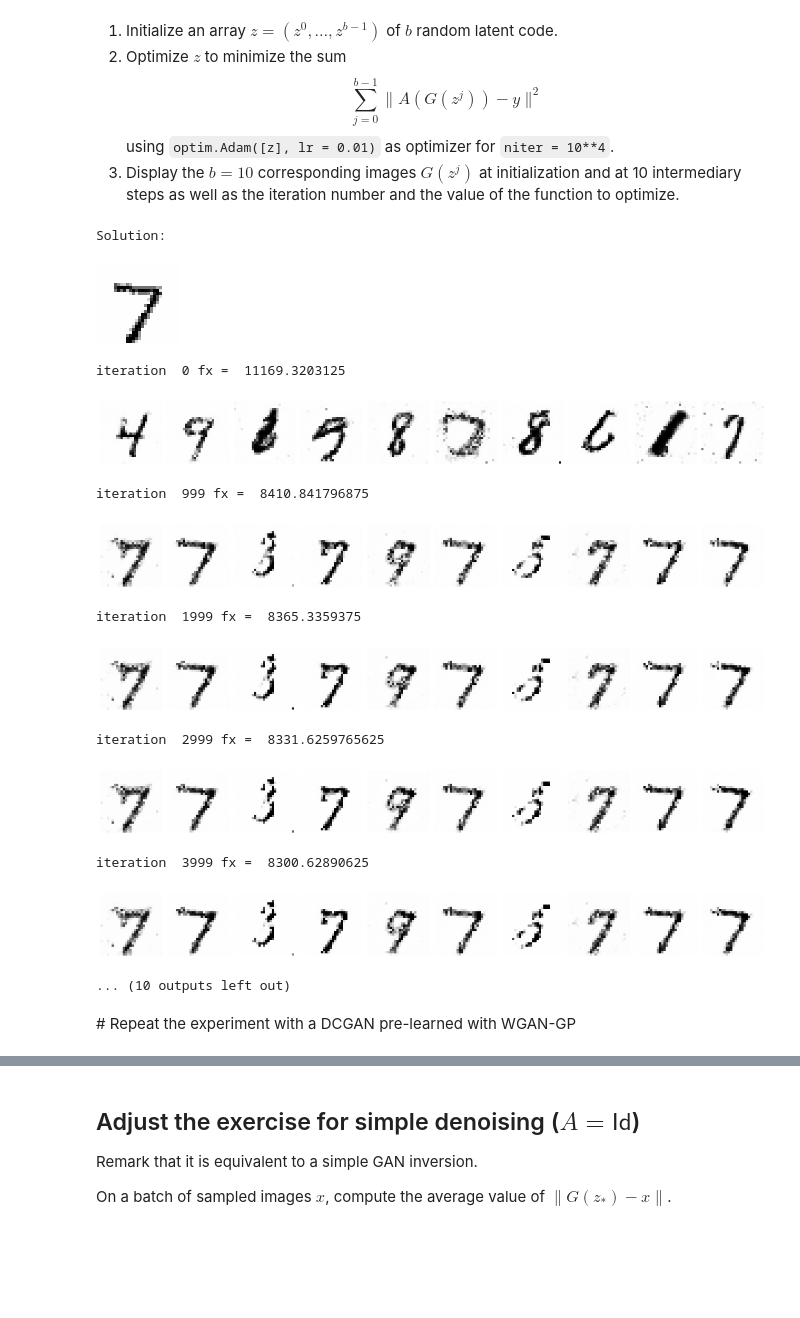
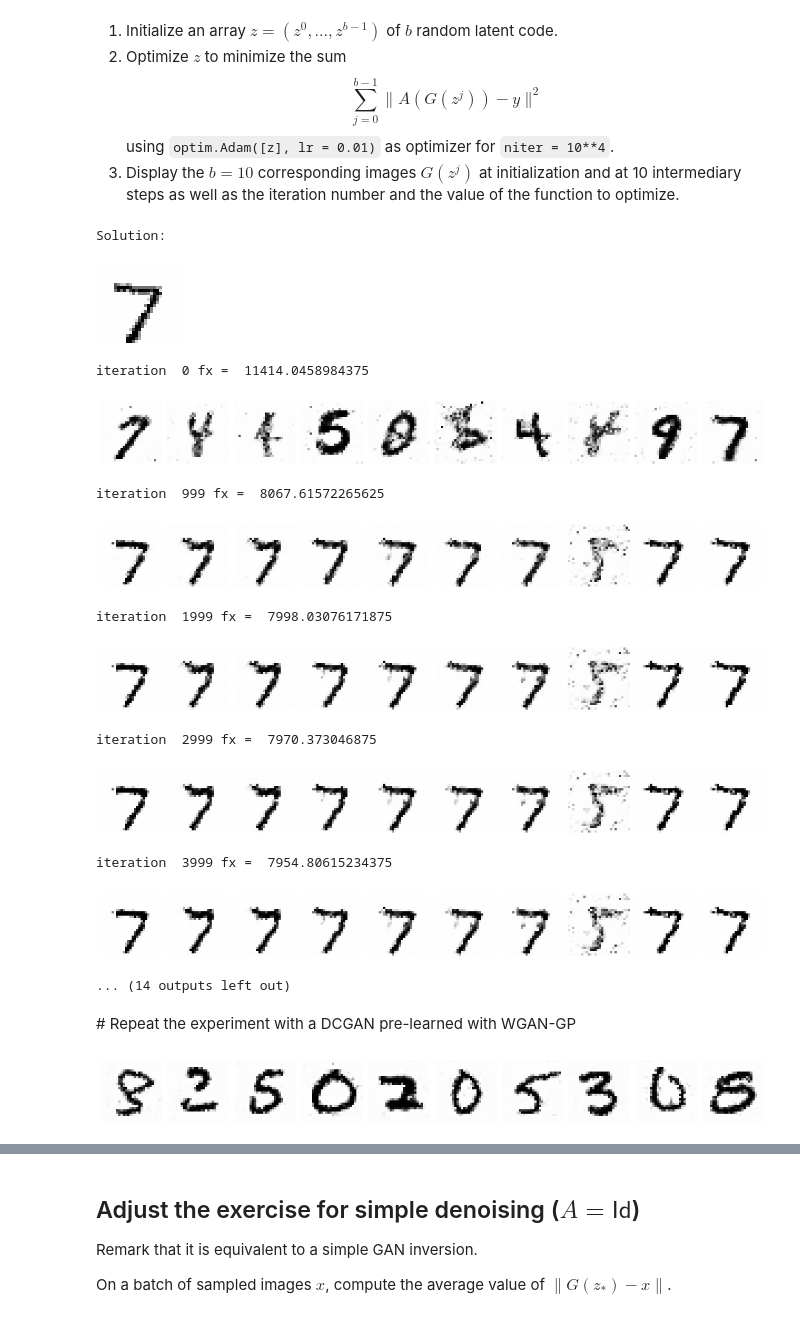
Before and after one commit to KHOUTAIBI/TSIA-TP, a Jupyter notebook: tp2526/tp5_exo2_inverse_problem_with_generative_prior.ipynb, the cells around one changed output, grey strips where cells are left out. Saved outputs shown, nothing was run; the diff lists cells and outputs as text; code cells hidden in the pictures; blank space fills up the shorter version.

```diff
--- a/tp2526/tp5_exo2_inverse_problem_with_generative_prior.ipynb
+++ b/tp2526/tp5_exo2_inverse_problem_with_generative_prior.ipynb
@@ -253,44 +249,44 @@
 # %%
 
 # initialize z
 ### ... ###
-
-z = torch.randn(size = (10, k)).to(device)
+b = 10
+z = torch.randn(size = (b, k)).to(device)
 z.requires_grad_(True)
 optimizer = optim.Adam([z], lr = 0.01)
 
 print('Solution:')
 imshow(x0, False);
 niter = 10**4
 losslist = []
 
 for it in range(niter):
 
     optimizer.zero_grad()
-    fx = torch.linalg.norm(batchA(G_net(z)) - y)**2 ### ... ###
+    fx = (torch.linalg.norm(batchA(G_net(z)) - y, dim = 1)**2).sum() ### ... ###
     fx.backward()
     optimizer.step()
     losslist.append(fx.item())
 
     if it==0 or it%(niter//10) == niter//10-1:
         print("iteration ", it, "fx = ", fx.item())
         show(G_net,z=z)
 
 plt.plot(losslist)
 # %% [output]
 Solution:
 [figure]
-iteration  0 fx =  11169.3203125
+iteration  0 fx =  11414.0458984375
-[figure, old version]
+[figure, new version]
-iteration  999 fx =  8410.841796875
+iteration  999 fx =  8067.61572265625
-[figure, old version]
+[figure, new version]
-iteration  1999 fx =  8365.3359375
+iteration  1999 fx =  7998.03076171875
-[figure, old version]
+[figure, new version]
-iteration  2999 fx =  8331.6259765625
+iteration  2999 fx =  7970.373046875
-[figure, old version]
+[figure, new version]
-iteration  3999 fx =  8300.62890625
+iteration  3999 fx =  7954.80615234375
-[figure, old version]
+[figure, new version]
-... (10 outputs left out)
+... (14 outputs left out)
 # %% [markdown]
 # Repeat the experiment with a DCGAN pre-learned with WGAN-GP
 # %%
@@ -334,3 +330,5 @@ G_net.eval()
 G.requires_grad_(False)
 zt = torch.randn(b,nz,1,1).to(device)
 show(G,zt);
+# %% [output]
+[figure, added]
```
Also changed, not shown: parts of 9 cells of this notebook.
